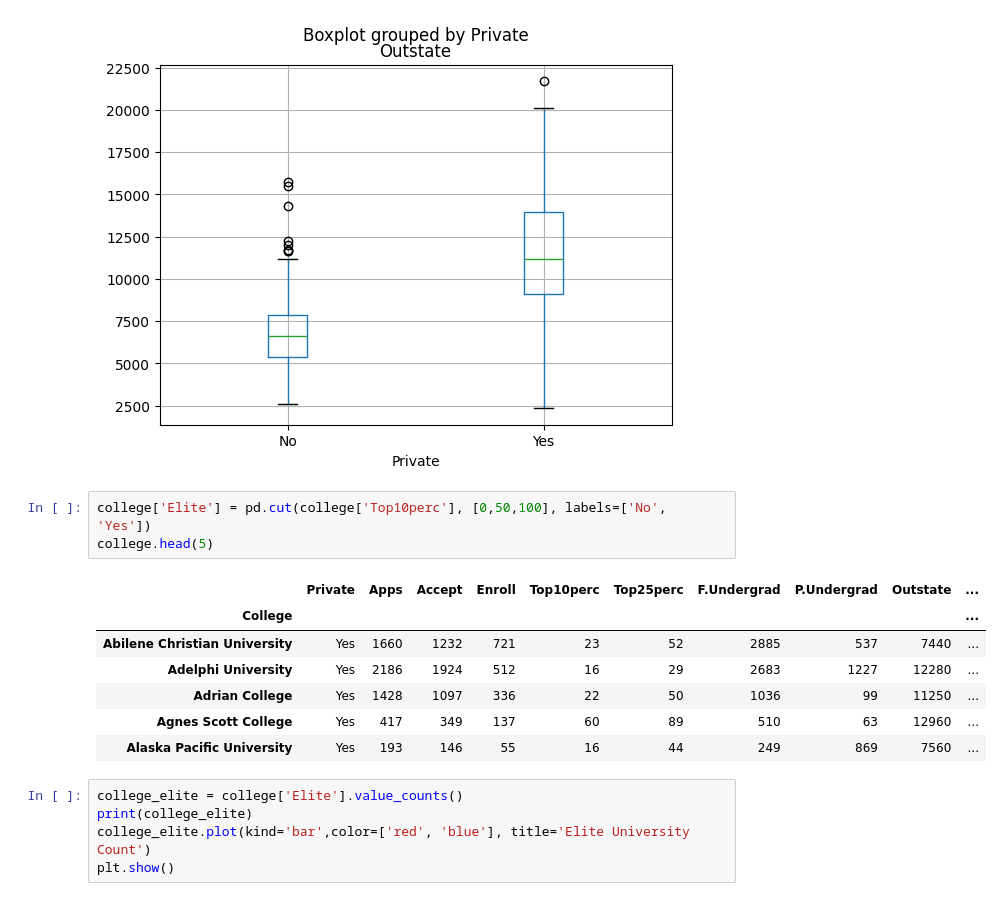
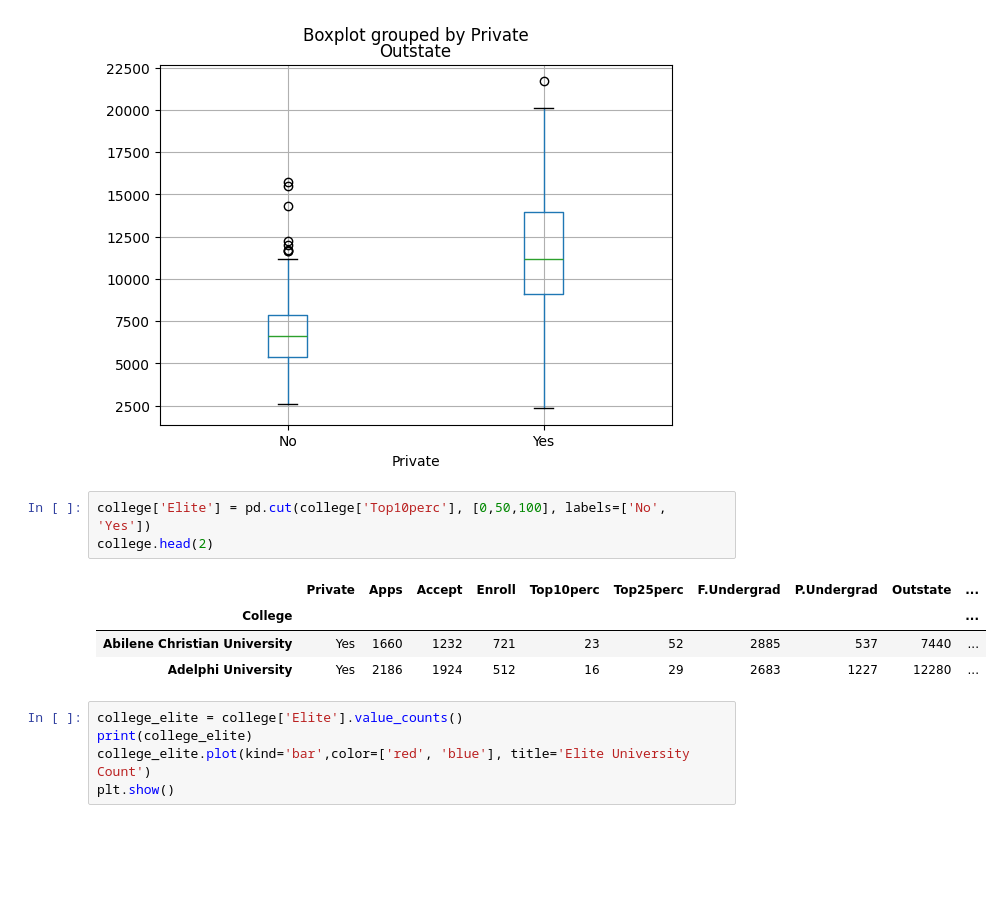
Before and after one commit to Said9633/Python-Programming-Said-Nakhleh, a Jupyter notebook: Labs/Databehanding/Laboration_Databehandling.ipynb, the cells around one changed output. Drawn from its saved outputs; the diff is of its cells as text; blank space fills up the shorter version.

```diff
--- a/Labs/Databehanding/Laboration_Databehandling.ipynb
+++ b/Labs/Databehanding/Laboration_Databehandling.ipynb
@@ -92,15 +81,12 @@ plt.show()
 [figure]
 # %%
 college['Elite'] = pd.cut(college['Top10perc'], [0,50,100], labels=['No', 'Yes'])
-college.head(5)
+college.head(2)
 # %% [output]
 |  | Private | Apps | Accept | Enroll | Top10perc | Top25perc | F.Undergrad | P.Undergrad | Outstate | ... |
 | College |  |  |  |  |  |  |  |  |  | ... |
 | Abilene Christian University | Yes | 1660 | 1232 | 721 | 23 | 52 | 2885 | 537 | 7440 | ... |
 | Adelphi University | Yes | 2186 | 1924 | 512 | 16 | 29 | 2683 | 1227 | 12280 | ... |
-| Adrian College | Yes | 1428 | 1097 | 336 | 22 | 50 | 1036 | 99 | 11250 | ... |
-| Agnes Scott College | Yes | 417 | 349 | 137 | 60 | 89 | 510 | 63 | 12960 | ... |
-| Alaska Pacific University | Yes | 193 | 146 | 55 | 16 | 44 | 249 | 869 | 7560 | ... |
 # %%
 college_elite = college['Elite'].value_counts()
 print(college_elite)
```
Also changed, not shown: parts of 13 cells of this notebook.
